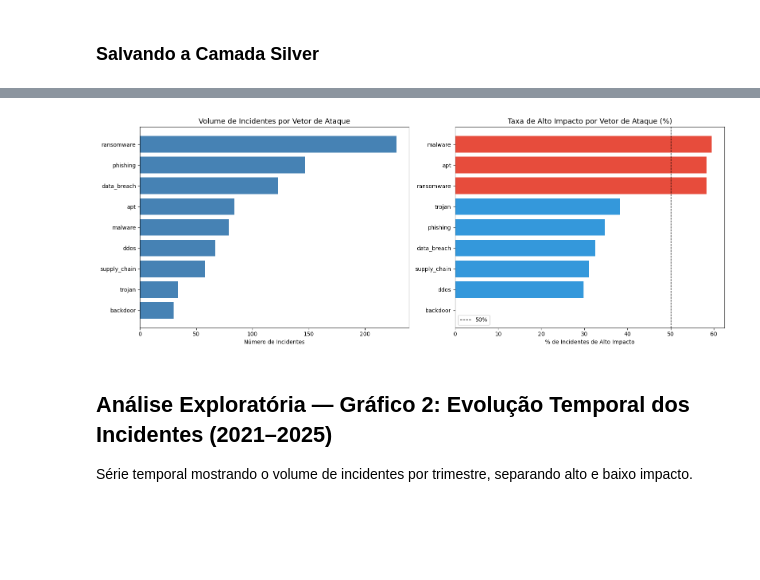
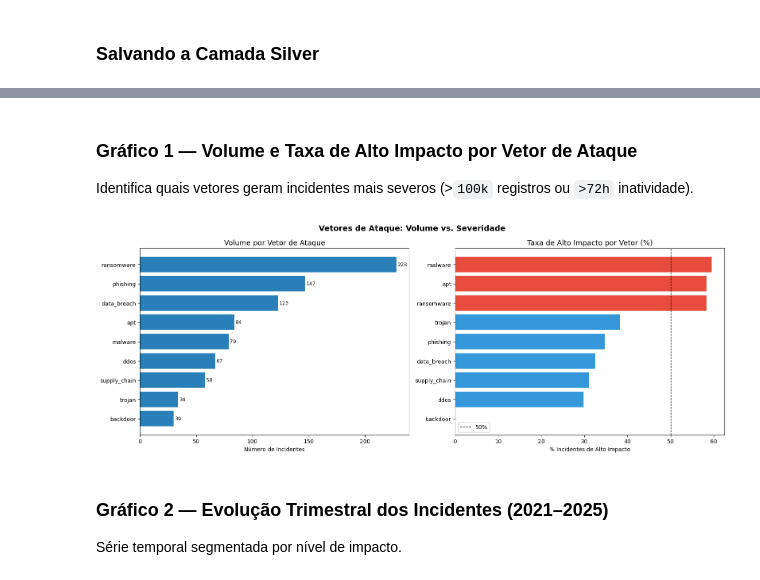
Before and after one commit to RodrigoMrqs/DataCience-BronzeAndSilver, a Jupyter notebook: notebook.ipynb, the cells around one changed output, grey strips where cells are left out. Drawn from its saved outputs; the diff is of its cells as text; code cells hidden in the pictures; blank space fills up the shorter version.

```diff
--- a/notebook.ipynb
+++ b/notebook.ipynb
@@ -516,0 +522,12 @@ df_silver = df_silver.drop_duplicates()
+# %%
+cols_cat_incidents = [
+    'attack_vector_primary', 'attack_vector_secondary',
+    'country_hq', 'data_type', 'attribution_confidence',
+    'data_source_type', 'quality_grade'
+]
+for col in cols_cat_incidents:
+    df_silver_incidents[col] = df_silver_incidents[col].str.lower().str.strip()
+
+print("Valores únicos — attack_vector_primary:", df_silver_incidents['attack_vector_primary'].unique().tolist())
+print("Valores únicos — data_type:            ", df_silver_incidents['data_type'].unique().tolist())
+print("Valores únicos — country_hq (amostra): ", df_silver_incidents['country_hq'].unique()[:8].tolist())
@@ -536,8 +616,5 @@ df_silver['data_compromised_records'] = df_silver['data_compromised_records'].fi
 # %%
-colunas_leakage = ['quality_score', 'quality_grade', 'confidence_tier', 'review_flag']
-
-df_silver = df_silver.drop(columns=colunas_leakage)
-
-print(f"Colunas removidas: {colunas_leakage}")
-print(f"Shape após remoção: {df_silver.shape}")
+leakage_incidents = ['quality_score', 'quality_grade', 'confidence_tier', 'review_flag']
+df_silver_incidents = df_silver_incidents.drop(columns=leakage_incidents)
+print(f"incidents — removidas: {leakage_incidents} | shape: {df_silver_incidents.shape}")
 # %% [output]
@@ -676,27 +798,34 @@ Comparação da proporção de incidentes de alto impacto para cada tipo de veto
+# %% [markdown]
+### Gráfico 1 — Volume e Taxa de Alto Impacto por Vetor de Ataque
+
+Identifica quais vetores geram incidentes mais severos (>`100k` registros ou `>72h` inatividade).
 # %%
 fig, axes = plt.subplots(1, 2, figsize=(16, 6))
 
-# Contagem total por vetor
-contagem_vetor = df_silver['attack_vector_primary'].value_counts()
-axes[0].barh(contagem_vetor.index, contagem_vetor.values, color='steelblue')
-axes[0].set_title('Volume de Incidentes por Vetor de Ataque', fontsize=13)
+contagem = df_silver_incidents['attack_vector_primary'].value_counts()
+axes[0].barh(contagem.index, contagem.values, color='#2980b9')
+axes[0].set_title('Volume por Vetor de Ataque', fontsize=13)
 axes[0].set_xlabel('Número de Incidentes')
 axes[0].invert_yaxis()
+for i, v in enumerate(contagem.values):
+    axes[0].text(v + 1, i, str(v), va='center', fontsize=9)
 
-# Taxa de alto impacto por vetor
-taxa_impacto = df_silver.groupby('attack_vector_primary')['_is_high_impact'].mean().sort_values(ascending=False)
-cores = ['#e74c3c' if v > 0.5 else '#3498db' for v in taxa_impacto.values]
-axes[1].barh(taxa_impacto.index, taxa_impacto.values * 100, color=cores)
+taxa = df_silver_incidents.groupby('attack_vector_primary')['_is_high_impact'].mean().sort_values(ascending=False)
+cores = ['#e74c3c' if v > 0.5 else '#3498db' for v in taxa.values]
+axes[1].barh(taxa.index, taxa.values * 100, color=cores)
 axes[1].axvline(50, color='black', linestyle='--', linewidth=1, label='50%')
-axes[1].set_title('Taxa de Alto Impacto por Vetor de Ataque (%)', fontsize=13)
-axes[1].set_xlabel('% de Incidentes de Alto Impacto')
+axes[1].set_title('Taxa de Alto Impacto por Vetor (%)', fontsize=13)
+axes[1].set_xlabel('% Incidentes de Alto Impacto')
 axes[1].legend()
 axes[1].invert_yaxis()
+
+fig.suptitle('Vetores de Ataque: Volume vs. Severidade', fontsize=14, fontweight='bold')
 plt.tight_layout()
+plt.show()
 # %% [output]
-[figure, old version]
+[figure, new version]
 # %% [markdown]
-## Análise Exploratória — Gráfico 2: Evolução Temporal dos Incidentes (2021–2025)
+### Gráfico 2 — Evolução Trimestral dos Incidentes (2021–2025)
 
-Série temporal mostrando o volume de incidentes por trimestre, separando alto e baixo impacto.
+Série temporal segmentada por nível de impacto.
 # %%
```
Also changed, not shown: parts of 67 cells of this notebook, 16 other files.
